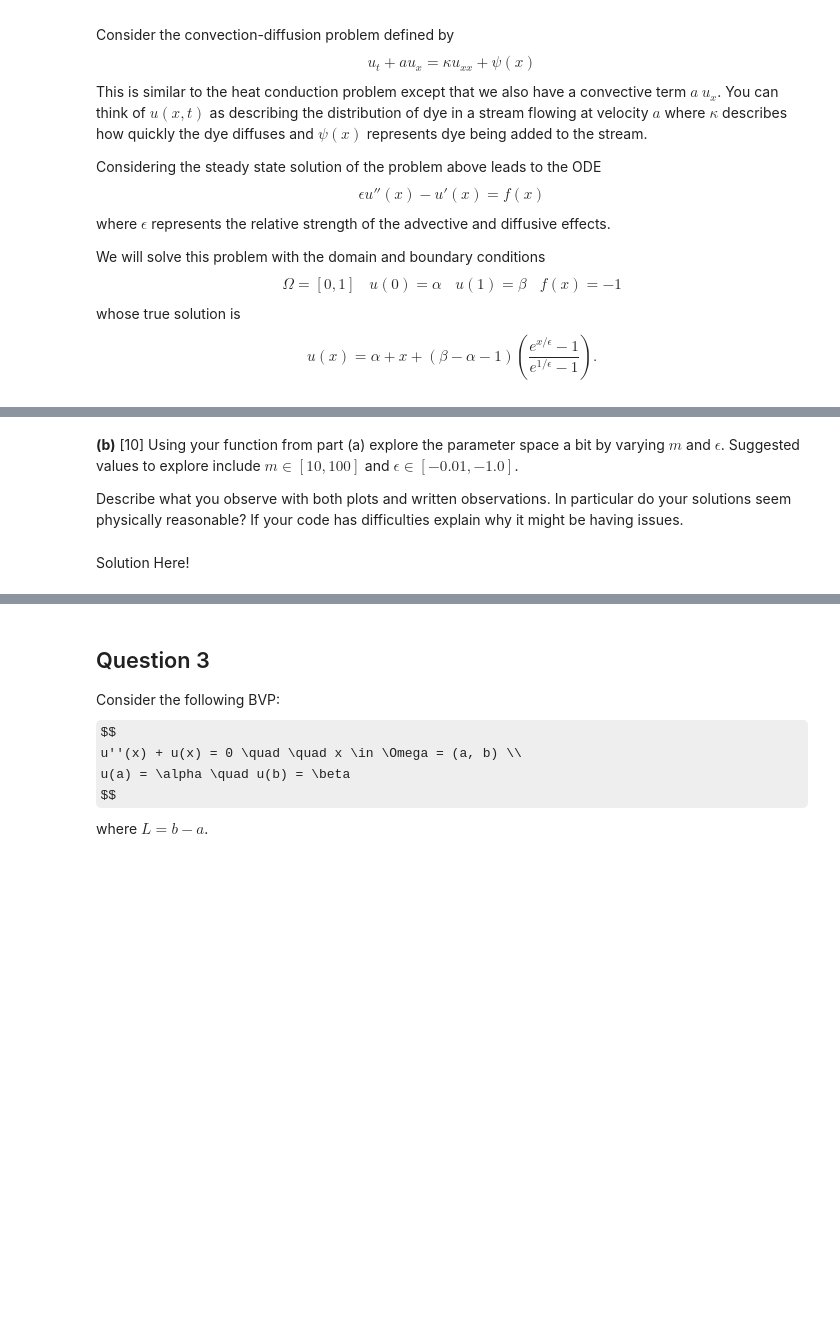
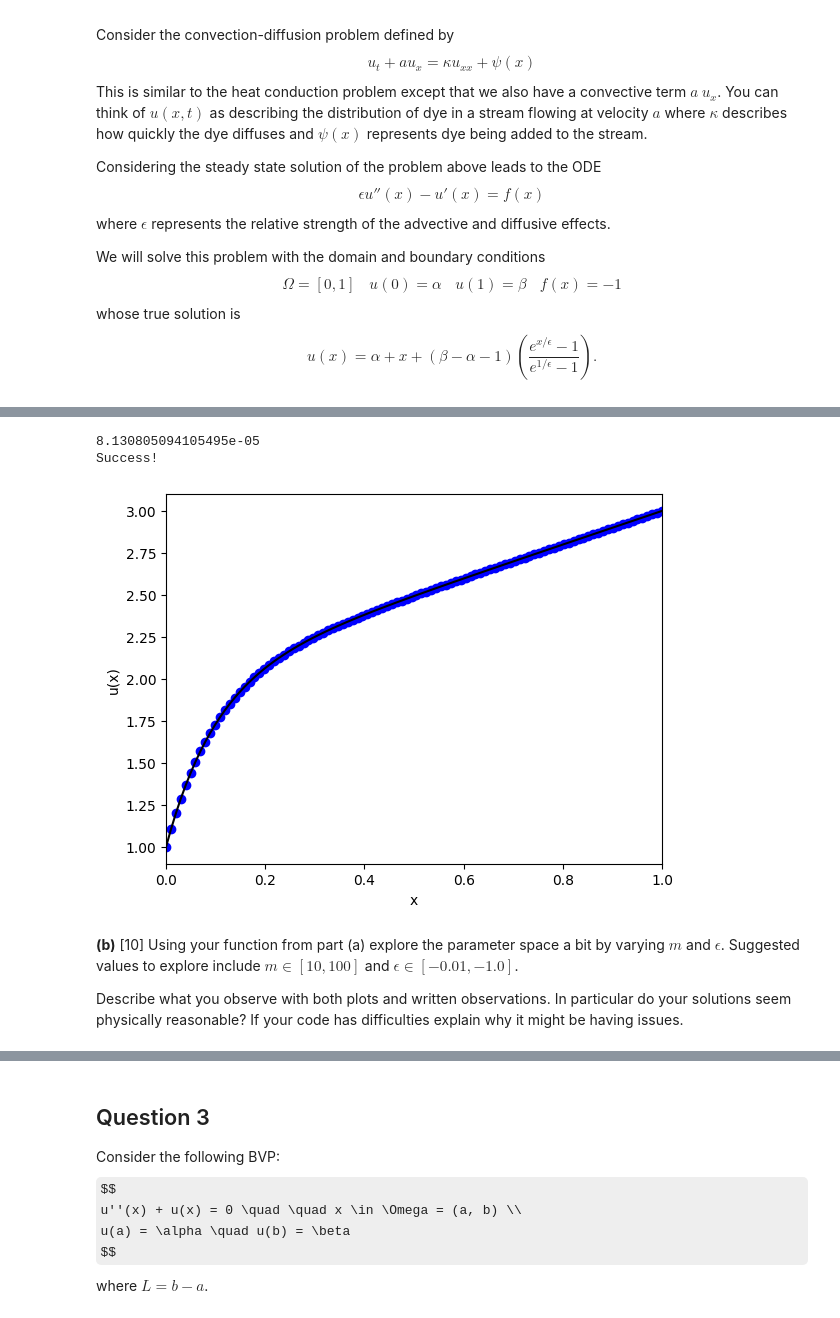
Before and after one commit to nekomiya-kasane/exercises, a Jupyter notebook: 2023-02-21-PDE-Numerical/hw2_BVP_1-1.ipynb, the cells around one changed output, grey strips where cells are left out. Saved outputs shown, nothing was run; the diff lists cells and outputs as text; code cells hidden in the pictures; some formulas as TeX source; blank space fills up the shorter version.

```diff
--- a/2023-02-21-PDE-Numerical/hw2_BVP_1-1.ipynb
+++ b/2023-02-21-PDE-Numerical/hw2_BVP_1-1.ipynb
@@ -162,28 +262,50 @@ def solve_adv_diff(alpha, beta, epsilon, m):
      - *U* (ndarray) - Solution array including boundary conditions (m + 2)
     """
 
-    # Begin Solution Here
+    a = 0
+    b = 1
+    h = (b - a) / (m + 1)
+
+    x = grid_points(a, b, m, 'uniform')
+    A = np.diag((-2 * epsilon / h) * np.ones(m)) \
+        + np.diag((epsilon / h - 1 / 2.) * np.ones(m - 1), 1) \
+        + np.diag((epsilon / h + 1 / 2.) * np.ones(m - 1), -1)
+
+    f = lambda _: -1
+    y = np.array(list(map(f, x[1:-1]))) * h
+    y[0] -= alpha / 2. + epsilon / h * alpha
+    y[-1] += beta / 2. - epsilon * beta / h
+
+    U = np.array([0.0] * len(x))
+    U[0] = alpha
+    U[-1] = beta
+    U[1:-1] = np.linalg.solve(A, y)
 
     return x, U
 # %%
 alpha = 1.0
 beta = 3.0
 epsilon = -0.1
-u_true = lambda x: alpha + x + (beta - alpha - 1.0) * (numpy.exp(x / epsilon) - 1.0) / (numpy.exp(1.0 / epsilon) - 1.0)
+u_true = lambda x: alpha + x + (beta - alpha - 1.0) * (np.exp(x / epsilon) - 1.0) / (np.exp(1.0 / epsilon) - 1.0)
 x, U = solve_adv_diff(alpha, beta, epsilon, 100)
 
 fig = plt.figure()
 axes = fig.add_subplot(1, 1, 1)
 axes.plot(x, U, 'bo')
 axes.plot(x, u_true(x), 'k')
 axes.set_xlabel("x")
 axes.set_ylabel("u(x)")
 axes.set_xlim((0.0, 1.0))
 
-error = numpy.linalg.norm((x[1] - x[0]) * (U - u_true(x)), ord=1)
+error = np.linalg.norm((x[1] - x[0]) * (U - u_true(x)), ord=1)
+# print((x[1] - x[0]) * (U - u_true(x)))
 print(error)
 assert(error < 1e-4)
 print("Success!")
+# %% [output]
+8.130805094105495e-05
+Success!
+[figure, added]
 # %% [markdown]
 **(b)** [10] Using your function from part (a) explore the parameter space a bit by varying $m$ and $\epsilon$.  Suggested values to explore include $m \in [10, 100]$ and $\epsilon \in [-0.01, -1.0]$.
 
@@ -200,2 +312,0 @@ u_true = lambda x: alpha + x + (beta - alpha - 1.0) * (numpy.exp(x / epsilon) -
-# %% [markdown]
-Solution Here!
```
Also changed, not shown: parts of 35 cells of this notebook, 4 other files.
